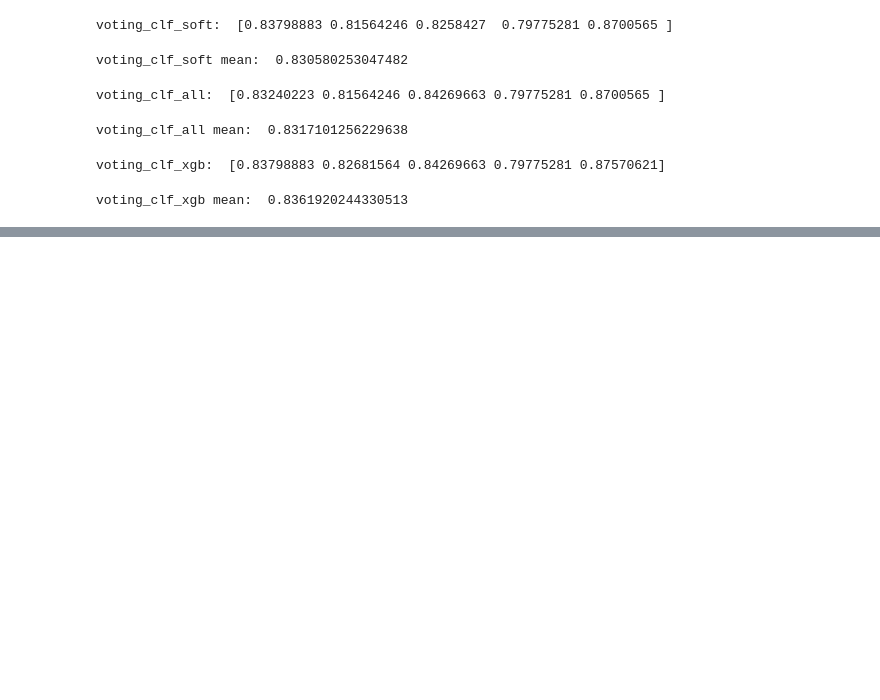
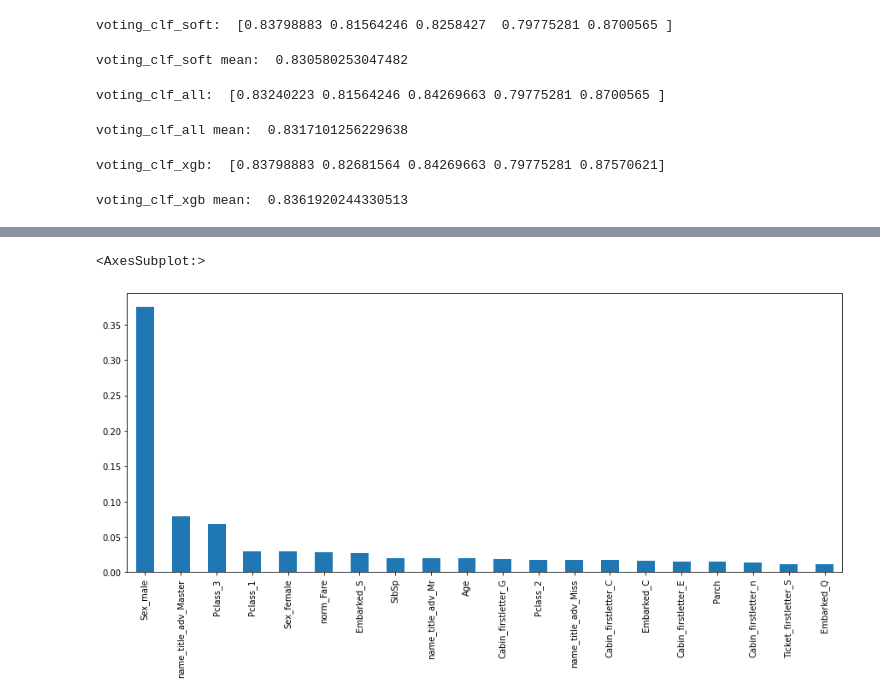
Before and after one commit to sindhri/titanic, a Jupyter notebook: titanic_model.ipynb, the cells around one changed output, grey strips where cells are left out. Saved outputs shown, nothing was run; the diff lists cells and outputs as text; code cells hidden in the pictures; blank space fills up the shorter version.

Commit message:
added feature importance plot

```diff
--- a/titanic_model.ipynb
+++ b/titanic_model.ipynb
@@ -372,7 +328,6 @@ voting_clf_xgb mean:  0.8361920244330513
 # %%
-#voting_clf_xgb mean has the best estimate
-voting_clf_xgb.fit(X_train, Y_train.values.ravel())
-Y_hat_vcxgb = voting_clf_xgb.predict(X_test).astype(int)
-vcxgb_submission = {'PassengerId': test.PassengerId, 'Survived': Y_hat_vcxgb}
-vcxgb_submission = pd.DataFrame(data = vcxgb_submission)
-vcxgb_submission.to_csv('vcxgb_submission.csv', index = False)
+#clf_xgb_rnd mean has the best estimate
+Y_hat_xgb_rnd = best_clf_xgb_rnd.best_estimator_.predict(X_test).astype(int)
+xgb_rnd_submission = {'PassengerId': test.PassengerId, 'Survived': Y_hat_xgb_rnd}
+submission_xgb_rnd = pd.DataFrame(data = xgb_rnd_submission)
+submission_xgb_rnd.to_csv('xgb_rnd_submission.csv', index = False)
@@ -388,0 +334,4 @@ submission_votingclf.to_csv('votingclf_submission.csv', index = False)
+# %%
+best_clf_xgb_rnd = best_clf_xgb_rnd.best_estimator_.fit(X_train, Y_train.values.ravel())
+feat_importances = pd.Series(best_clf_xgb_rnd.feature_importances_, index = X_train.columns)
+feat_importances.nlargest(20).plot(kind = 'barh')
@@ -388,0 +360,5 @@ submission_votingclf.to_csv('votingclf_submission.csv', index = False)
+# %%
+feat_importances.nlargest(20).plot(kind = 'bar', figsize = (15,6))
+# %% [output]
+<AxesSubplot:>
+[figure, added]
```
Also changed, not shown: parts of 20 cells of this notebook, 4 other files.
